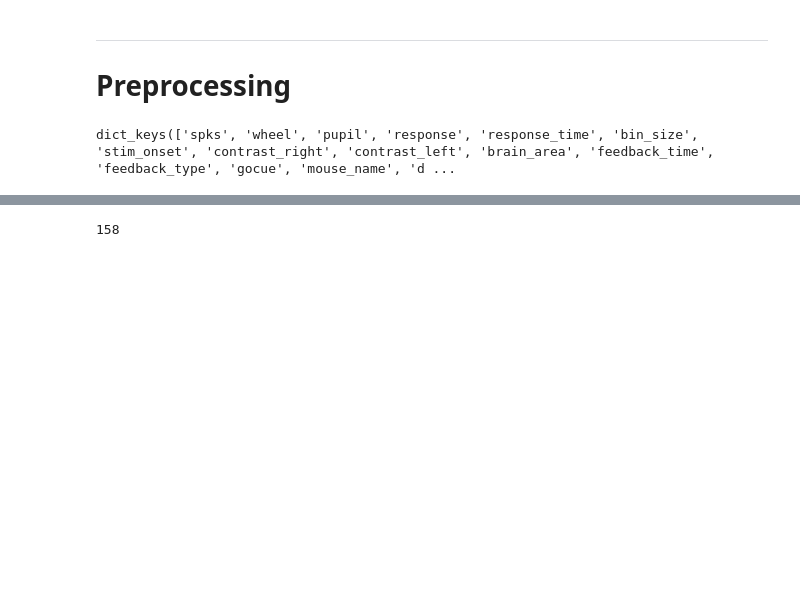
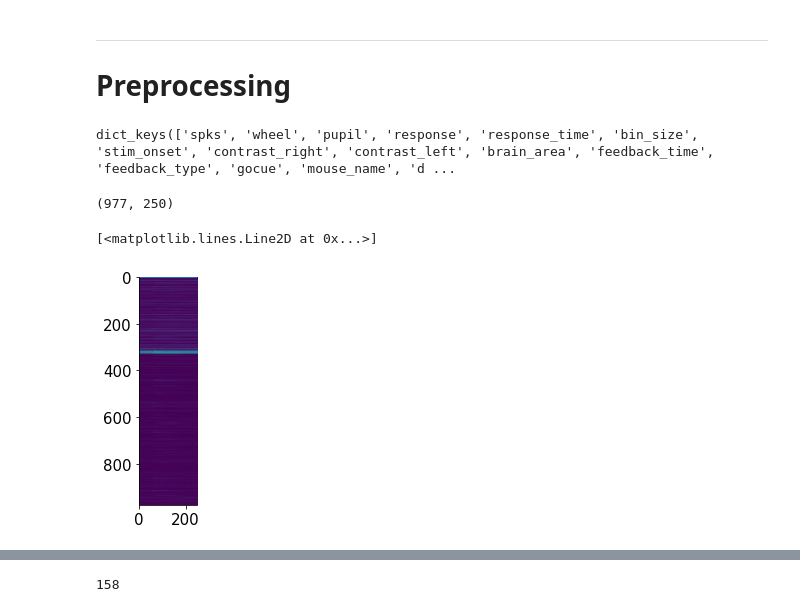
Before and after one commit to cindyhfls/NMA_DL_2021_project, a Jupyter notebook: project_group_OkapisJohnV4.ipynb, the cells around one changed output, grey strips where cells are left out. Drawn from its saved outputs; the diff is of its cells as text; code cells hidden in the pictures; blank space fills up the shorter version.

```diff
--- a/project_group_OkapisJohnV4.ipynb
+++ b/project_group_OkapisJohnV4.ipynb
@@ -157,6 +189,24 @@ class SteinmetzSession:
 
   def smoothFR(self, smoothingWidth):# TODO: Smooth the data and save it back to the data structure
     return 0
+# %%
+spks = alldat[30]['spks']
+mFR = spks.mean(1)
+print(mFR.shape)
+plt.imshow(mFR)
+plt.figure
+plt.plot(mFR[0,:])
+# mFR = np.expand_dims(mFR, 1).repeat(spks.shape[1],axis = 1)
+# print(np.shape(spks))
+# print(np.shape(mFR))
+# spks = spks.astype(float)
+# spks -= mFR
+
+# print(spks.mean(1).shape)
+# %% [output]
+(977, 250)
+[<matplotlib.lines.Line2D at 0x...>]
+[figure, added]
 # %%
 s31=SteinmetzSession(alldat[30])
 neuron = 106
```
Also changed, not shown: parts of 31 cells of this notebook.
